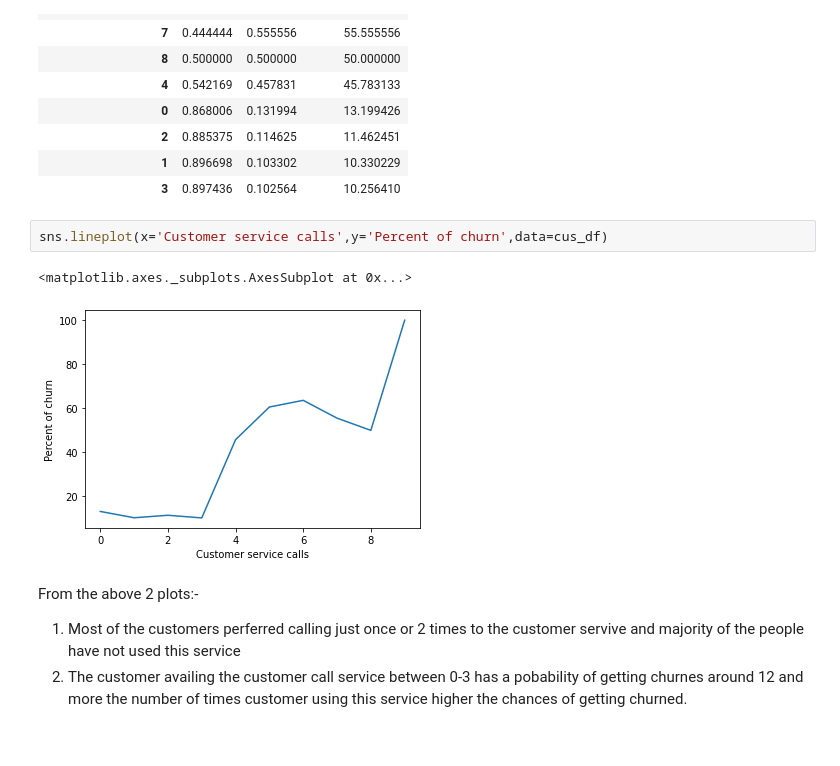
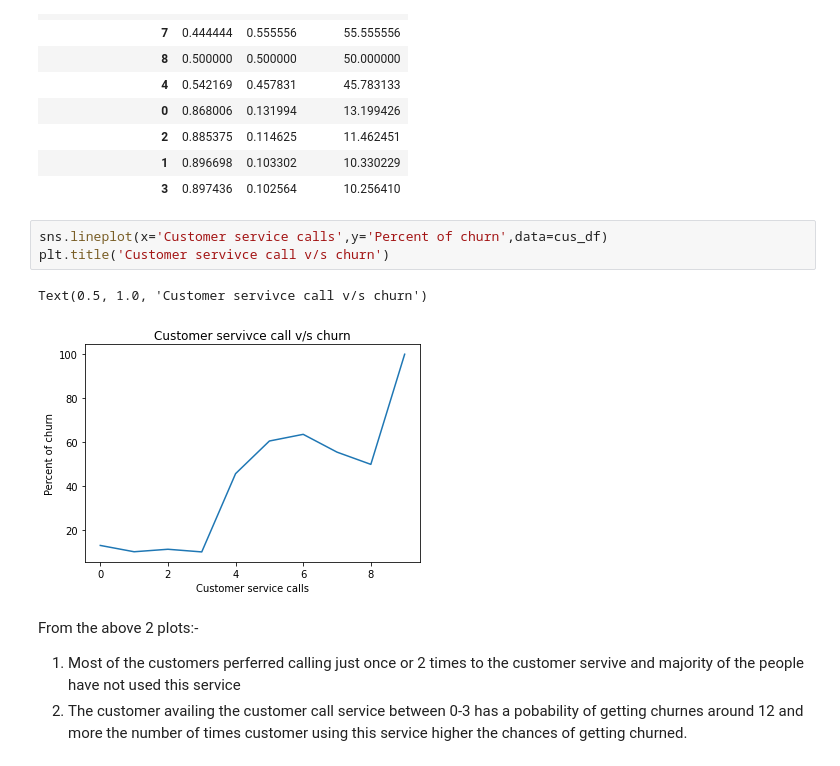
Before and after one commit to shyamsundar-v/Telecom-Churn-Analysis, a Jupyter notebook: Telecom_Churn_Analysis_Capstone_Project.ipynb, the cells around one changed output. Saved outputs shown, nothing was run; the diff lists cells and outputs as text.

```diff
--- a/Telecom_Churn_Analysis_Capstone_Project.ipynb
+++ b/Telecom_Churn_Analysis_Capstone_Project.ipynb
@@ -197,9 +197,10 @@ cus_df
 | 3 | 0.897436 | 0.102564 | 10.256410 |
 # %%
 sns.lineplot(x='Customer service calls',y='Percent of churn',data=cus_df)
+plt.title('Customer servivce call v/s churn')
 # %% [output]
-<matplotlib.axes._subplots.AxesSubplot at 0x...>
+Text(0.5, 1.0, 'Customer servivce call v/s churn')
-[figure, old version]
+[figure, new version]
 # %% [markdown]
 From the above 2 plots:-
 
```
Also changed, not shown: parts of 25 cells of this notebook.
